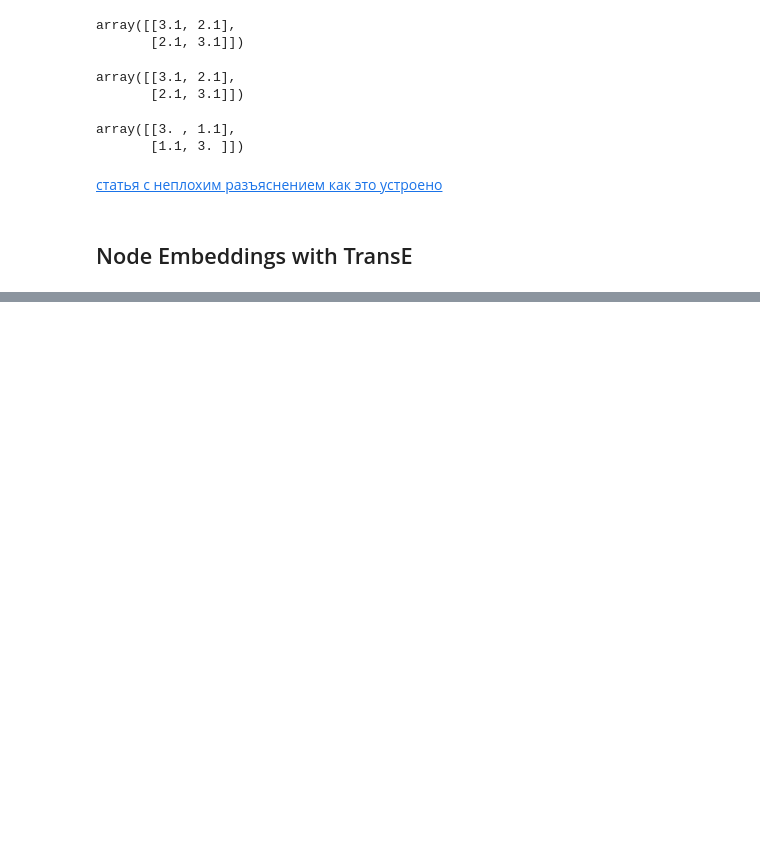
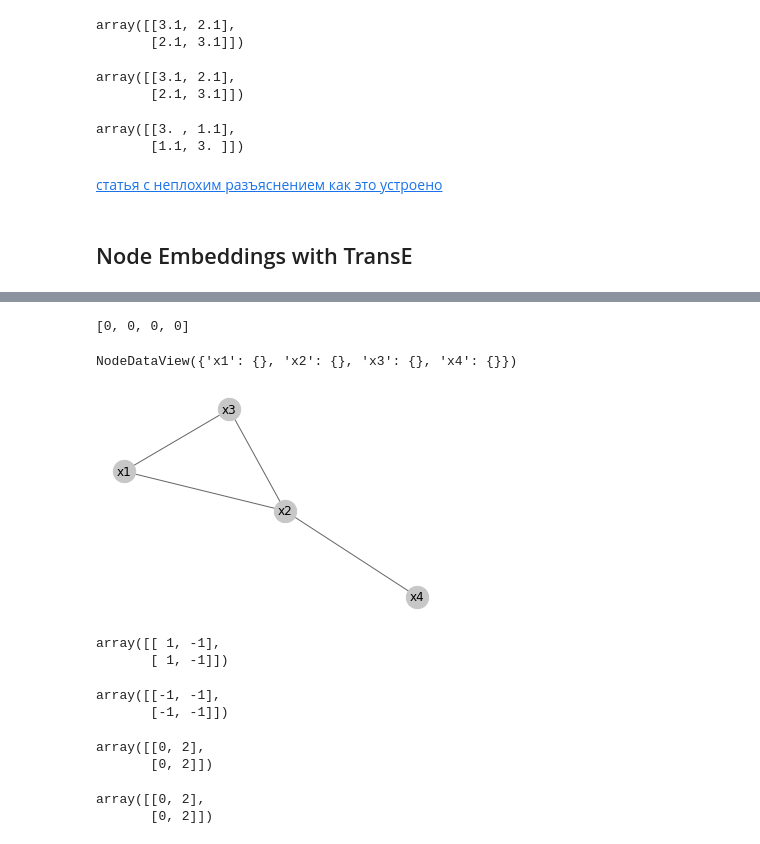
Before and after one commit to KonstantinKlepikov/cs224w-homwork, a Jupyter notebook: homework_2.ipynb, the cells around one changed output, grey strips where cells are left out. Cells and saved outputs as stored; diff of their text form; code cells hidden in the pictures; blank space fills up the shorter version.

```diff
--- a/homework_2.ipynb
+++ b/homework_2.ipynb
@@ -290,0 +325,39 @@ array([[3. , 1.1],
+# %%
+G4 = nx.MultiGraph()
+edgesG4 = [('x1', 'x2'), ('x2', 'x3'), ('x2', 'x4'), ('x3', 'x1')]
+G4.add_edges_from(edgesG4)
+# %% [output]
+[0, 0, 0, 0]
+# %%
+G4.nodes(data=True)
+# %% [output]
+NodeDataView({'x1': {}, 'x2': {}, 'x3': {}, 'x4': {}})
+# %%
+plt.subplot(111)
+nx.draw(G4, node_size=500, node_color='#c7c7c7', edge_color='#666666', with_labels=True)
+# %% [output]
+[figure, added]
+# %%
+l_12 = x2 - x1
+l_12
+# %% [output]
+array([[ 1, -1],
+       [ 1, -1]])
+# %%
+l_23 = x3 - x2
+l_23
+# %% [output]
+array([[-1, -1],
+       [-1, -1]])
+# %%
+l_24 = x4 - x2
+l_24
+# %% [output]
+array([[0, 2],
+       [0, 2]])
+# %%
+l_41 = x1 - x3
+l_41
+# %% [output]
+array([[0, 2],
+       [0, 2]])
```
Also changed, not shown: parts of 3 cells of this notebook, 1 other file.
